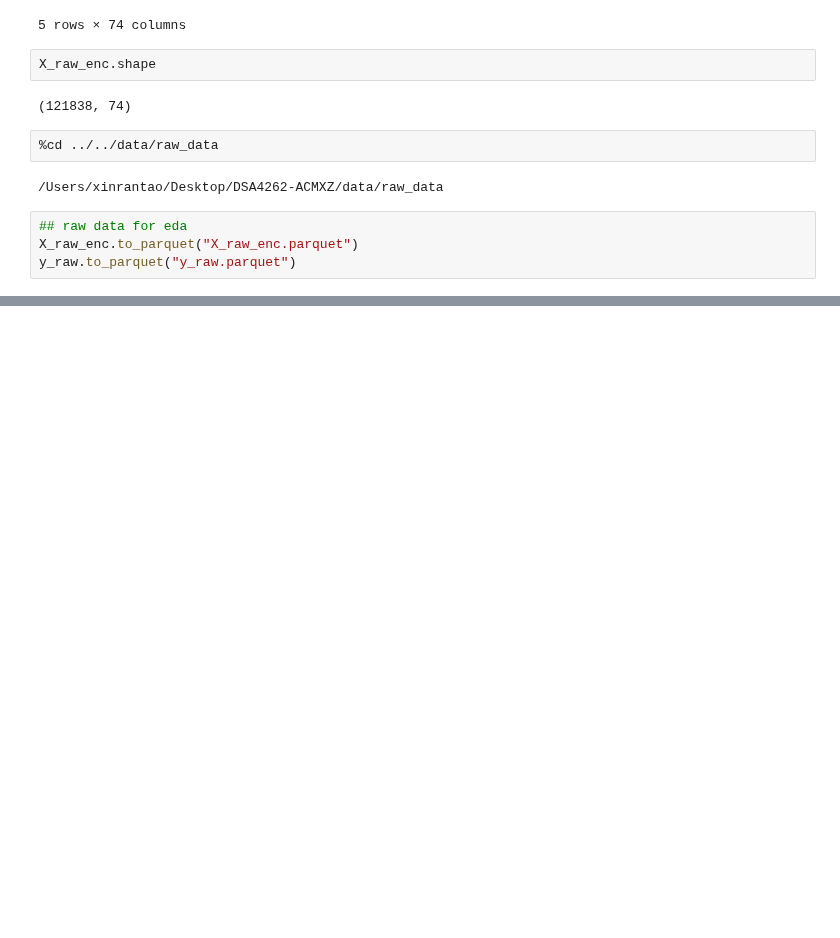
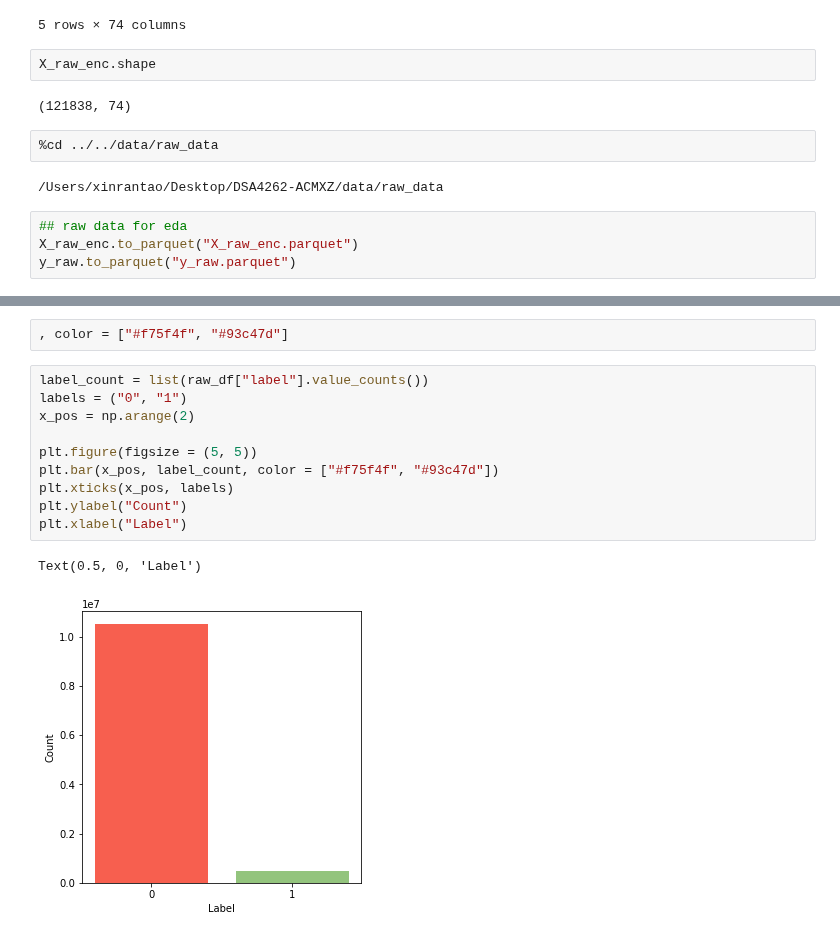
Before and after one commit to claudia-07/DSA4262-ACMXZ, a Jupyter notebook: preprocessing/notebooks/eda_generate_xr.ipynb, the cells around one changed output, grey strips where cells are left out. Saved outputs shown, nothing was run; the diff lists cells and outputs as text; blank space fills up the shorter version.

```diff
--- a/preprocessing/notebooks/eda_generate_xr.ipynb
+++ b/preprocessing/notebooks/eda_generate_xr.ipynb
@@ -193,0 +254,15 @@ y_raw.to_parquet("y_raw.parquet")
+# %%
+, color = ["#f75f4f", "#93c47d"]
+# %%
+label_count = list(raw_df["label"].value_counts())
+labels = ("0", "1")
+x_pos = np.arange(2)
+
+plt.figure(figsize = (5, 5))
+plt.bar(x_pos, label_count, color = ["#f75f4f", "#93c47d"])
+plt.xticks(x_pos, labels)
+plt.ylabel("Count")
+plt.xlabel("Label")
+# %% [output]
+Text(0.5, 0, 'Label')
+[figure, added]
```
Also changed, not shown: parts of 9 cells of this notebook.
